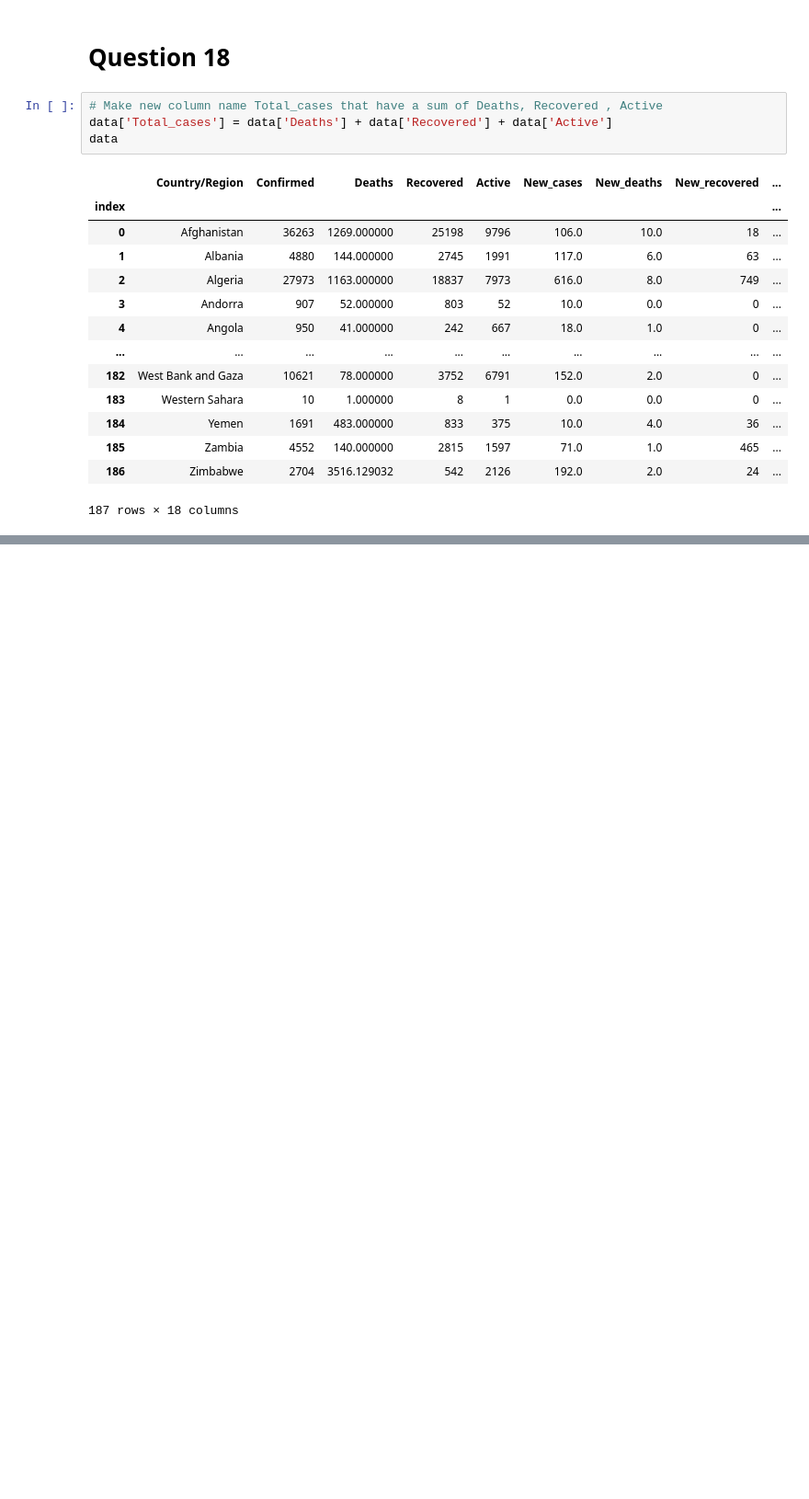
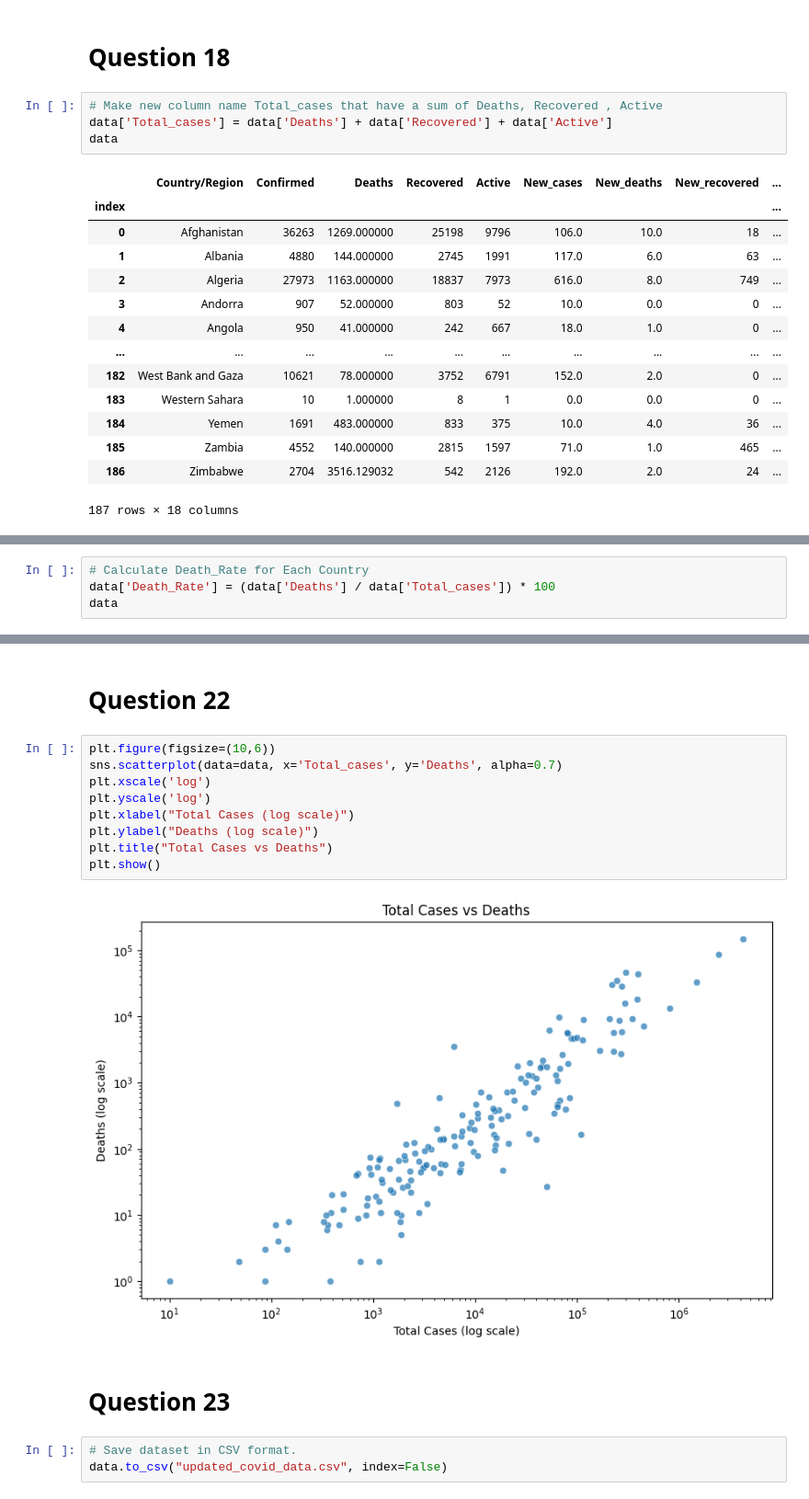
Before and after one commit to Abubakar919666/Python, a Jupyter notebook: Data_Visualization_Project.ipynb, the cells around one changed output, grey strips where cells are left out. Shown at 92% size. Drawn from its saved outputs; the diff is of its cells as text; blank space fills up the shorter version.

```diff
--- a/Data_Visualization_Project.ipynb
+++ b/Data_Visualization_Project.ipynb
@@ -441,0 +448,4 @@ data
+# %%
+# Calculate Death_Rate for Each Country
+data['Death_Rate'] = (data['Deaths'] / data['Total_cases']) * 100
+data
@@ -441,0 +484,18 @@ data
+# %% [markdown]
+# **Question 22**
+# %%
+plt.figure(figsize=(10,6))
+sns.scatterplot(data=data, x='Total_cases', y='Deaths', alpha=0.7)
+plt.xscale('log')
+plt.yscale('log')
+plt.xlabel("Total Cases (log scale)")
+plt.ylabel("Deaths (log scale)")
+plt.title("Total Cases vs Deaths")
+plt.show()
+# %% [output]
+[figure, added]
+# %% [markdown]
+# **Question 23**
+# %%
+# Save dataset in CSV format.
+data.to_csv("updated_covid_data.csv", index=False)
```
Also changed, not shown: parts of 8 cells of this notebook.
